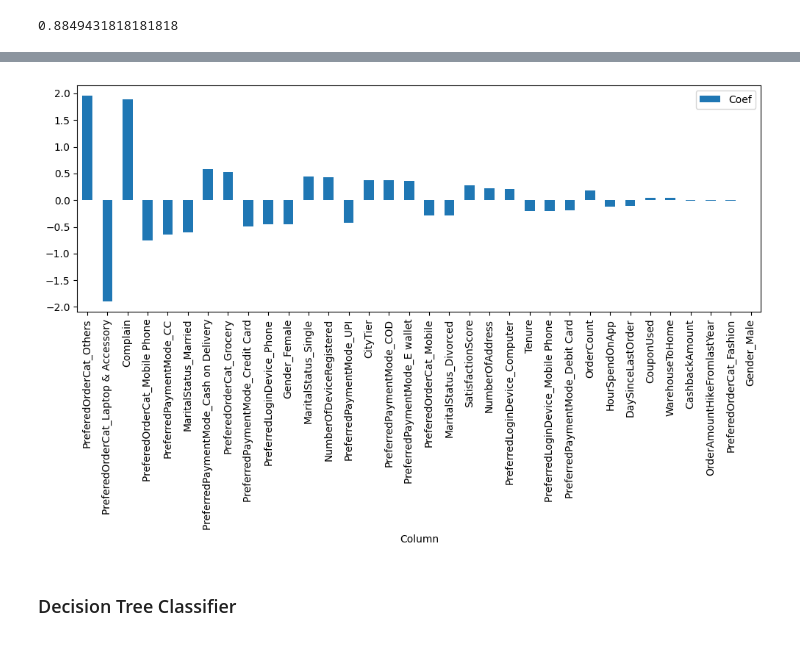
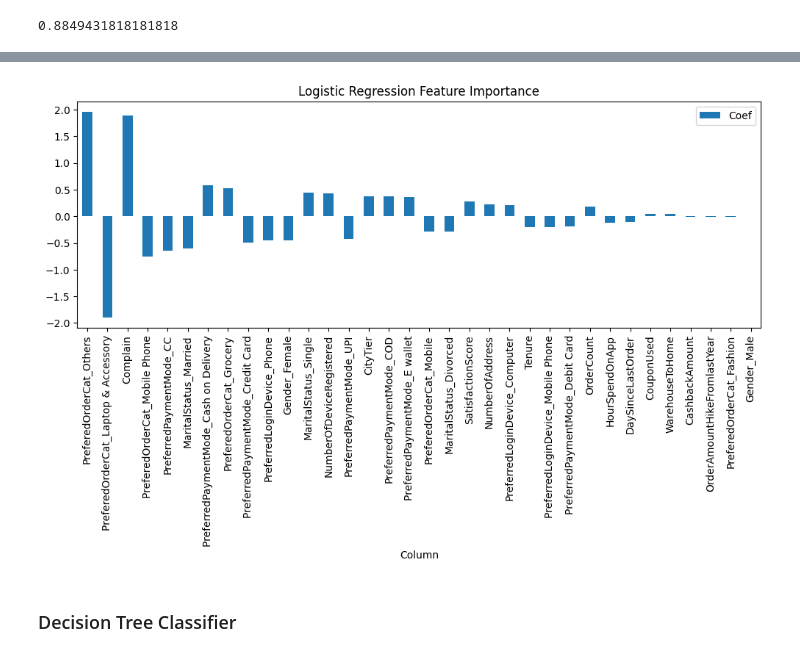
Before and after one commit to straylight77/data-sci-learning, a Jupyter notebook: dat203/final.ipynb, the cells around one changed output, grey strips where cells are left out. Drawn from its saved outputs; the diff is of its cells as text; code cells hidden in the pictures.

```diff
--- a/dat203/final.ipynb
+++ b/dat203/final.ipynb
@@ -589,14 +575,15 @@ weighted avg       0.88      0.88      0.87      1408
 # %%
 df_coef_lr = pd.DataFrame({
     "Column": X_train.columns,
     "Coef": model_lr.coef_[0],
     "AbsCoef": abs(model_lr.coef_[0]),
 })
 df_coef_lr.sort_values(by='AbsCoef', ascending=False, inplace=True)
 df_coef_lr.plot.bar(x="Column", y="Coef", figsize=(12,4))
+plt.title("Logistic Regression Feature Importance")
 plt.show()
 # %% [output]
-[figure, old version]
+[figure, new version]
 # %% [markdown]
 ### Decision Tree Classifier
 # %%
```
Also changed, not shown: parts of 21 cells of this notebook.
